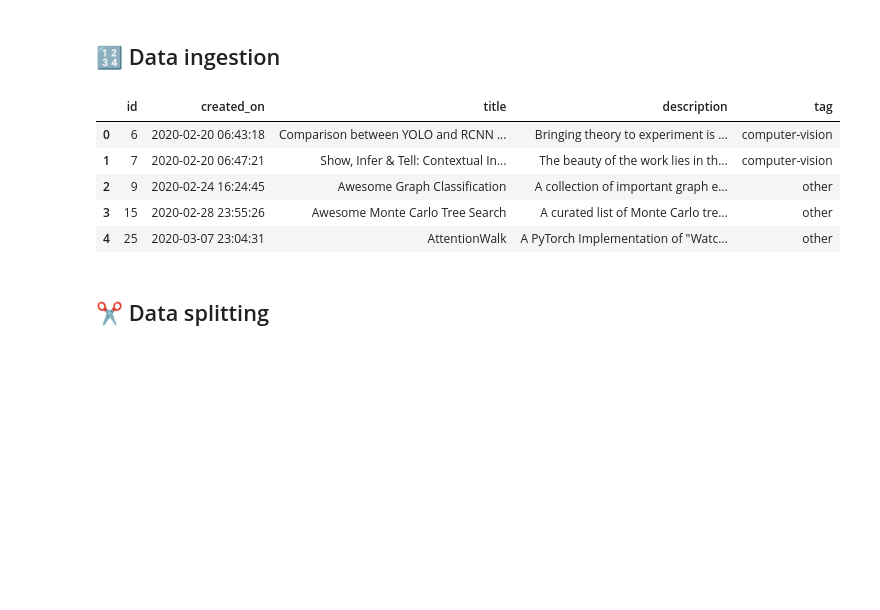
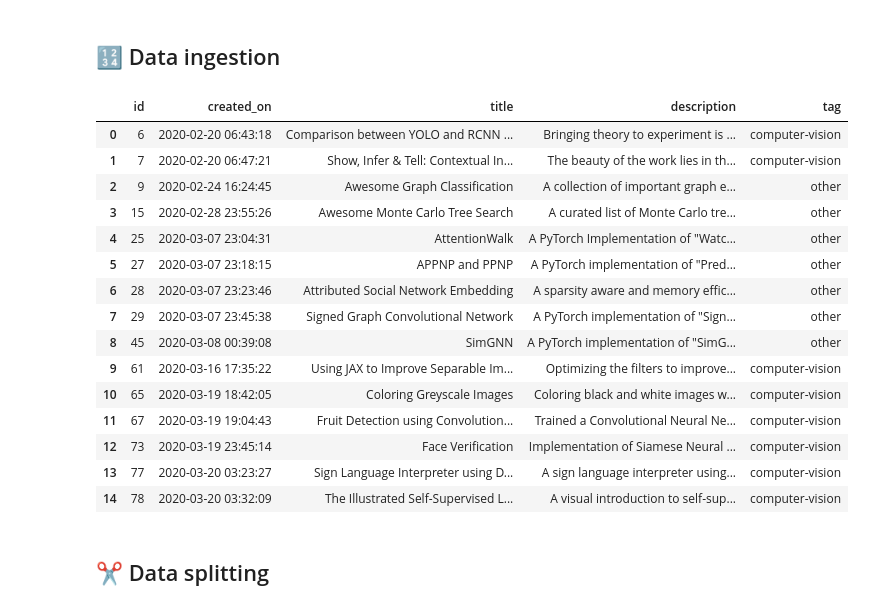
Before and after one commit to capmichal/Made-With-ML, a Jupyter notebook: notebooks/madewithml.ipynb, the cells around one changed output. Drawn from its saved outputs; the diff is of its cells as text; code cells hidden in the pictures; blank space fills up the shorter version.

```diff
--- a/notebooks/madewithml.ipynb
+++ b/notebooks/madewithml.ipynb
@@ -85,15 +86,25 @@ import pandas as pd
 # %%
 # Data ingestion
 DATASET_LOC = "https://raw.githubusercontent.com/GokuMohandas/Made-With-ML/main/datasets/dataset.csv"
 df = pd.read_csv(DATASET_LOC)
-df.head()
+df.head(15)
 # %% [output]
 |  | id | created_on | title | description | tag |
 | 0 | 6 | 2020-02-20 06:43:18 | Comparison between YOLO and RCNN ... | Bringing theory to experiment is ... | computer-vision |
 | 1 | 7 | 2020-02-20 06:47:21 | Show, Infer & Tell: Contextual In... | The beauty of the work lies in th... | computer-vision |
 | 2 | 9 | 2020-02-24 16:24:45 | Awesome Graph Classification | A collection of important graph e... | other |
 | 3 | 15 | 2020-02-28 23:55:26 | Awesome Monte Carlo Tree Search | A curated list of Monte Carlo tre... | other |
 | 4 | 25 | 2020-03-07 23:04:31 | AttentionWalk | A PyTorch Implementation of "Watc... | other |
+| 5 | 27 | 2020-03-07 23:18:15 | APPNP and PPNP | A PyTorch implementation of "Pred... | other |
+| 6 | 28 | 2020-03-07 23:23:46 | Attributed Social Network Embedding | A sparsity aware and memory effic... | other |
+| 7 | 29 | 2020-03-07 23:45:38 | Signed Graph Convolutional Network | A PyTorch implementation of "Sign... | other |
+| 8 | 45 | 2020-03-08 00:39:08 | SimGNN | A PyTorch implementation of "SimG... | other |
+| 9 | 61 | 2020-03-16 17:35:22 | Using JAX to Improve Separable Im... | Optimizing the filters to improve... | computer-vision |
+| 10 | 65 | 2020-03-19 18:42:05 | Coloring Greyscale Images | Coloring black and white images w... | computer-vision |
+| 11 | 67 | 2020-03-19 19:04:43 | Fruit Detection using Convolution... | Trained a Convolutional Neural Ne... | computer-vision |
+| 12 | 73 | 2020-03-19 23:45:14 | Face Verification | Implementation of Siamese Neural ... | computer-vision |
+| 13 | 77 | 2020-03-20 03:23:27 | Sign Language Interpreter using D... | A sign language interpreter using... | computer-vision |
+| 14 | 78 | 2020-03-20 03:32:09 | The Illustrated Self-Supervised L... | A visual introduction to self-sup... | computer-vision |
 # %% [markdown]
 ## ✂️ Data splitting
 # %%
```
Also changed, not shown: parts of 10 cells of this notebook.
